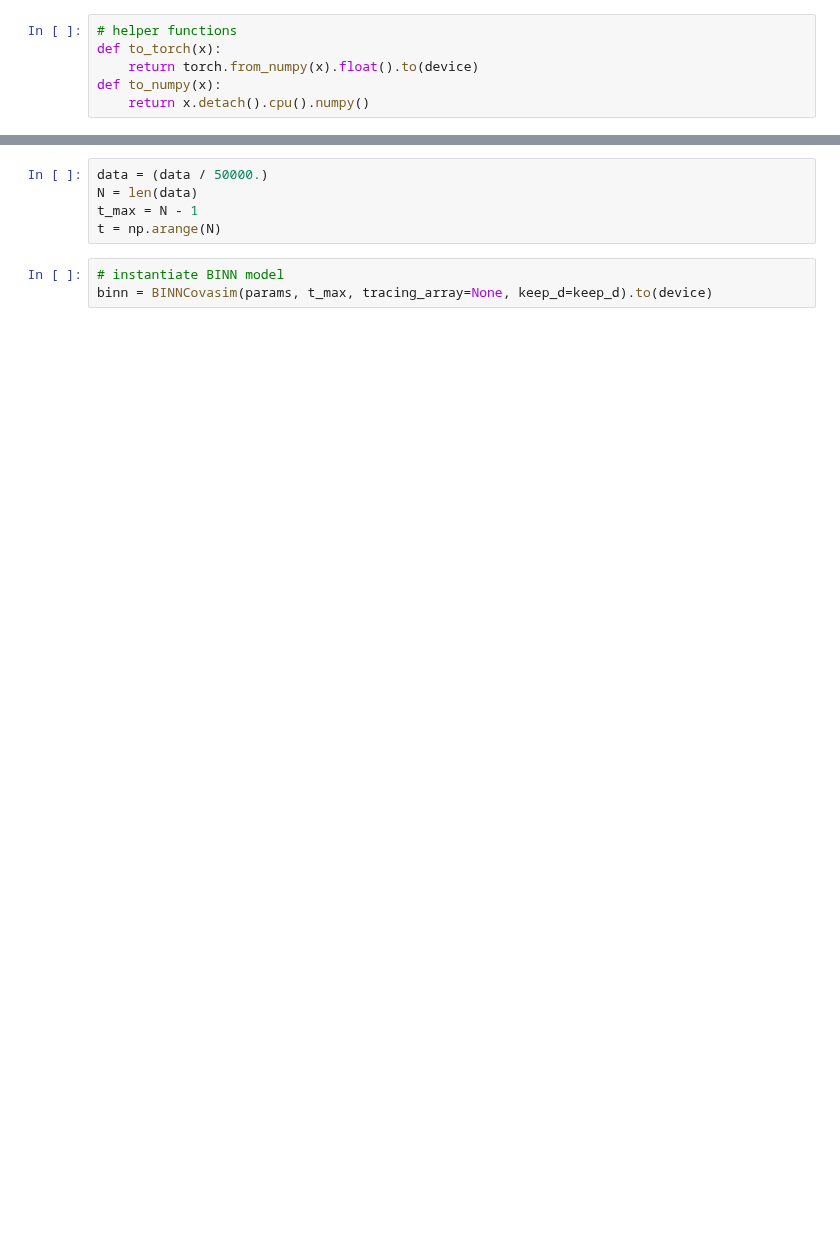
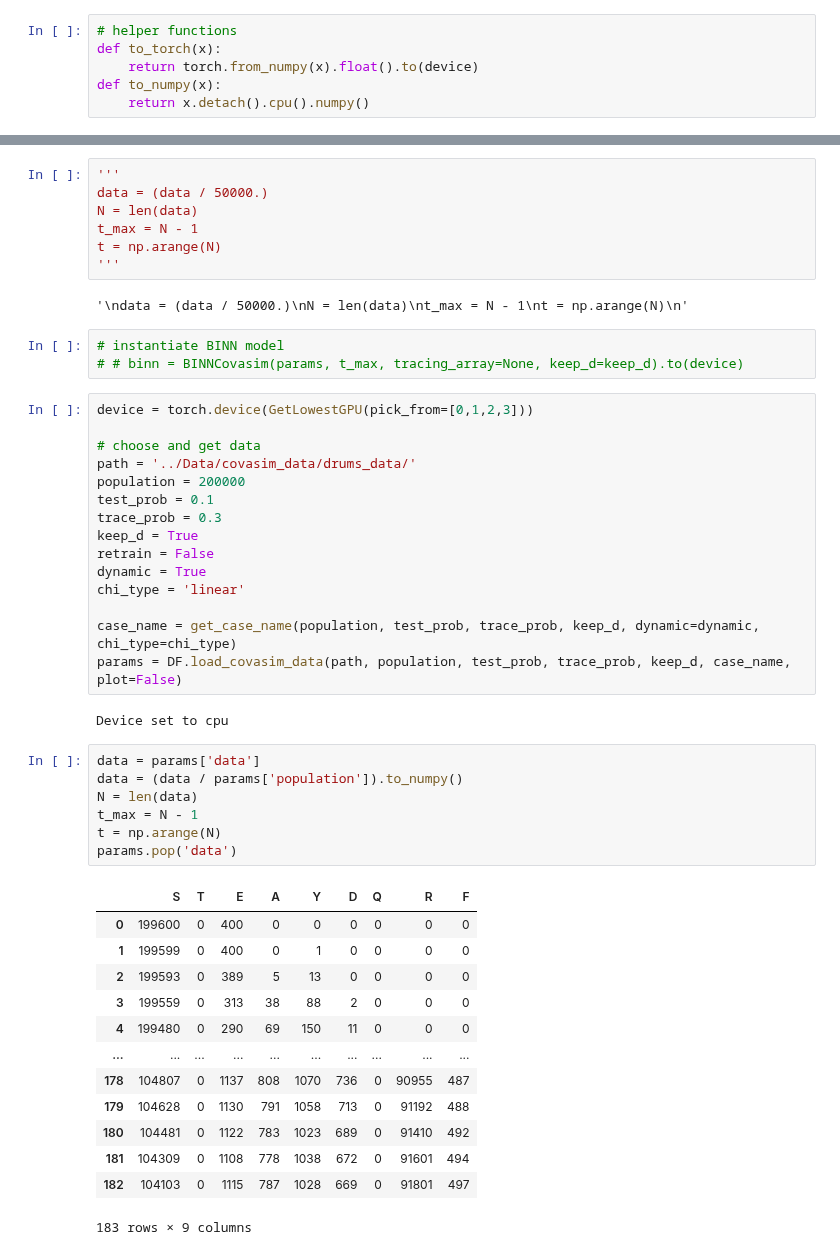
Before and after one commit to abarton51/BINNs_EQL_Covasim, a Jupyter notebook: Notebooks/BINNDRUMSEvaluation_dynamic.ipynb, the cells around one changed output, grey strips where cells are left out. Cells and saved outputs as stored; diff of their text form; blank space fills up the shorter version.

Commit message:
run CovasimBINNsEvaluation

```diff
--- a/Notebooks/BINNDRUMSEvaluation_dynamic.ipynb
+++ b/Notebooks/BINNDRUMSEvaluation_dynamic.ipynb
@@ -45,8 +51,50 @@ for comp in comps:
 # %%
+'''
 data = (data / 50000.)
 N = len(data)
 t_max = N - 1
 t = np.arange(N)
+'''
+# %% [output]
+'\ndata = (data / 50000.)\nN = len(data)\nt_max = N - 1\nt = np.arange(N)\n'
 # %%
 # instantiate BINN model
-binn = BINNCovasim(params, t_max, tracing_array=None, keep_d=keep_d).to(device)
+# # binn = BINNCovasim(params, t_max, tracing_array=None, keep_d=keep_d).to(device)
+# %%
+device = torch.device(GetLowestGPU(pick_from=[0,1,2,3]))
+
+# choose and get data
+path = '../Data/covasim_data/drums_data/'
+population = 200000
+test_prob = 0.1
+trace_prob = 0.3
+keep_d = True
+retrain = False
+dynamic = True
+chi_type = 'linear'
+
+case_name = get_case_name(population, test_prob, trace_prob, keep_d, dynamic=dynamic, chi_type=chi_type)
+params = DF.load_covasim_data(path, population, test_prob, trace_prob, keep_d, case_name, plot=False)
+# %% [output]
+Device set to cpu
+# %%
+data = params['data']
+data = (data / params['population']).to_numpy()
+N = len(data)
+t_max = N - 1
+t = np.arange(N)
+params.pop('data')
+# %% [output]
+|  | S | T | E | A | Y | D | Q | R | F |
+| 0 | 199600 | 0 | 400 | 0 | 0 | 0 | 0 | 0 | 0 |
+| 1 | 199599 | 0 | 400 | 0 | 1 | 0 | 0 | 0 | 0 |
+| 2 | 199593 | 0 | 389 | 5 | 13 | 0 | 0 | 0 | 0 |
+| 3 | 199559 | 0 | 313 | 38 | 88 | 2 | 0 | 0 | 0 |
+| 4 | 199480 | 0 | 290 | 69 | 150 | 11 | 0 | 0 | 0 |
+| ... | ... | ... | ... | ... | ... | ... | ... | ... | ... |
+| 178 | 104807 | 0 | 1137 | 808 | 1070 | 736 | 0 | 90955 | 487 |
+| 179 | 104628 | 0 | 1130 | 791 | 1058 | 713 | 0 | 91192 | 488 |
+| 180 | 104481 | 0 | 1122 | 783 | 1023 | 689 | 0 | 91410 | 492 |
+| 181 | 104309 | 0 | 1108 | 778 | 1038 | 672 | 0 | 91601 | 494 |
+| 182 | 104103 | 0 | 1115 | 787 | 1028 | 669 | 0 | 91801 | 497 |
+183 rows × 9 columns
```
Also changed, not shown: parts of 7 cells of this notebook, 6 other files.
